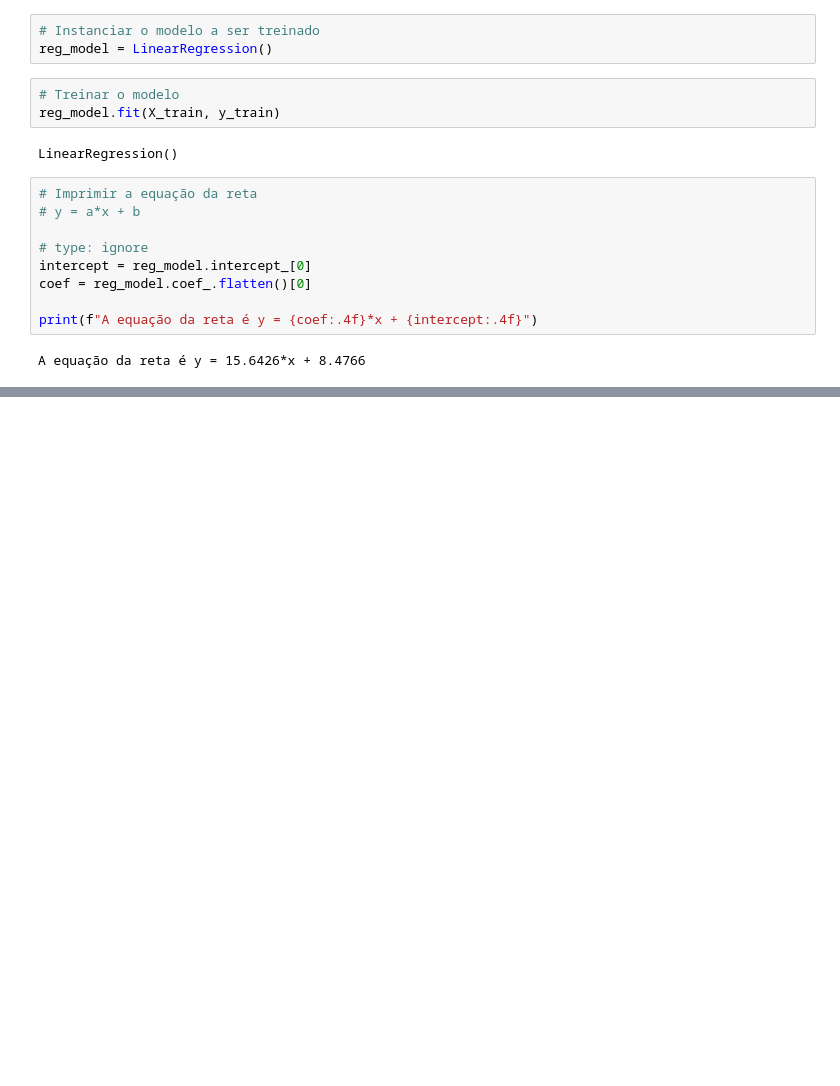
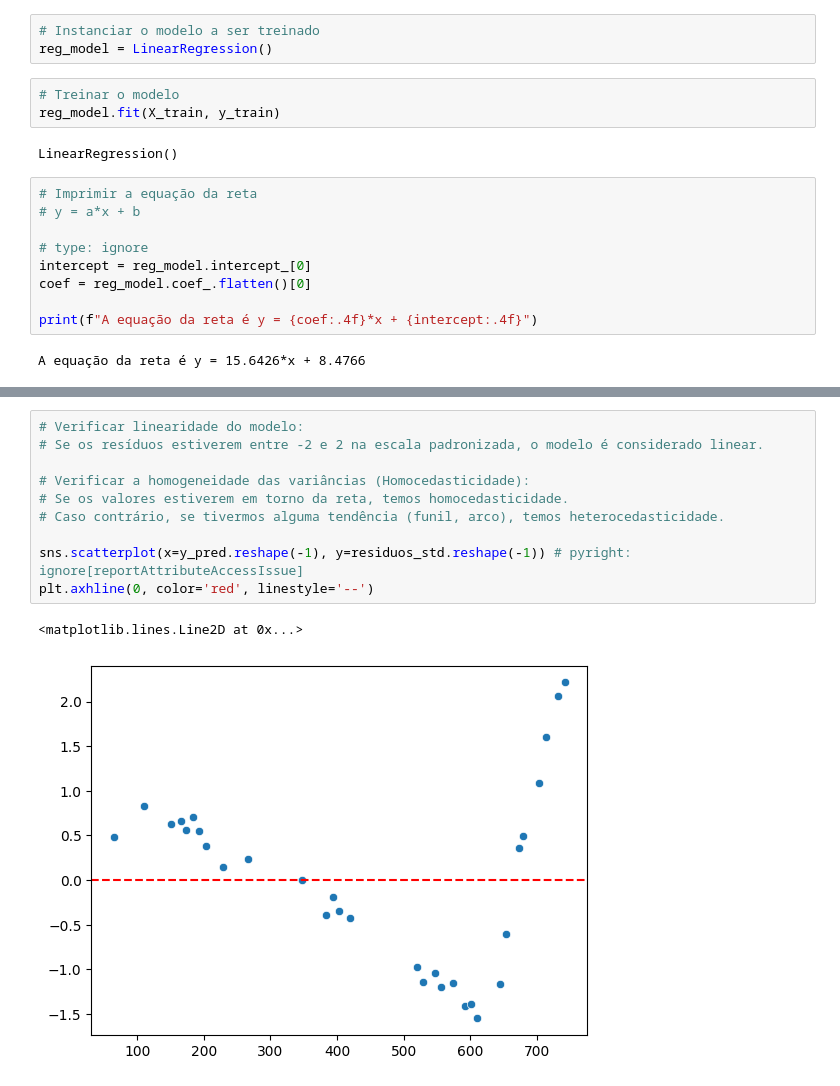
Before and after one commit to claitonneri/regressao_linear_simples, a Jupyter notebook: modelo_pontuacao.ipynb, the cells around one changed output, grey strips where cells are left out. Cells and saved outputs as stored; diff of their text form; blank space fills up the shorter version.

```diff
--- a/modelo_pontuacao.ipynb
+++ b/modelo_pontuacao.ipynb
@@ -139,0 +207,13 @@ A equação da reta é y = 15.6426*x + 8.4766
+# %%
+# Verificar linearidade do modelo:
+# Se os resíduos estiverem entre -2 e 2 na escala padronizada, o modelo é considerado linear.
+
+# Verificar a homogeneidade das variâncias (Homocedasticidade):
+# Se os valores estiverem em torno da reta, temos homocedasticidade.
+# Caso contrário, se tivermos alguma tendência (funil, arco), temos heterocedasticidade.
+
+sns.scatterplot(x=y_pred.reshape(-1), y=residuos_std.reshape(-1)) # pyright: ignore[reportAttributeAccessIssue]
+plt.axhline(0, color='red', linestyle='--')
+# %% [output]
+<matplotlib.lines.Line2D at 0x...>
+[figure, added]
```
Also changed, not shown: parts of 13 cells of this notebook.
